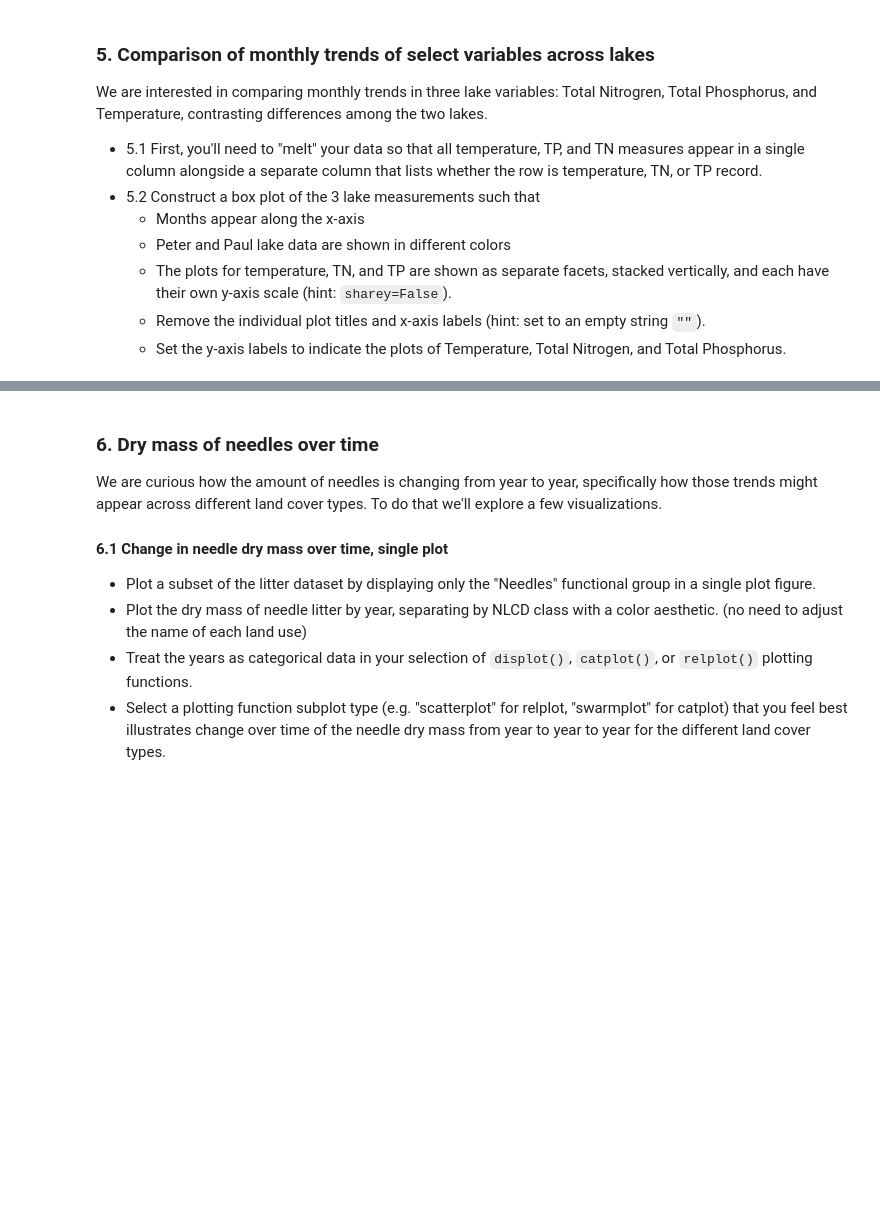
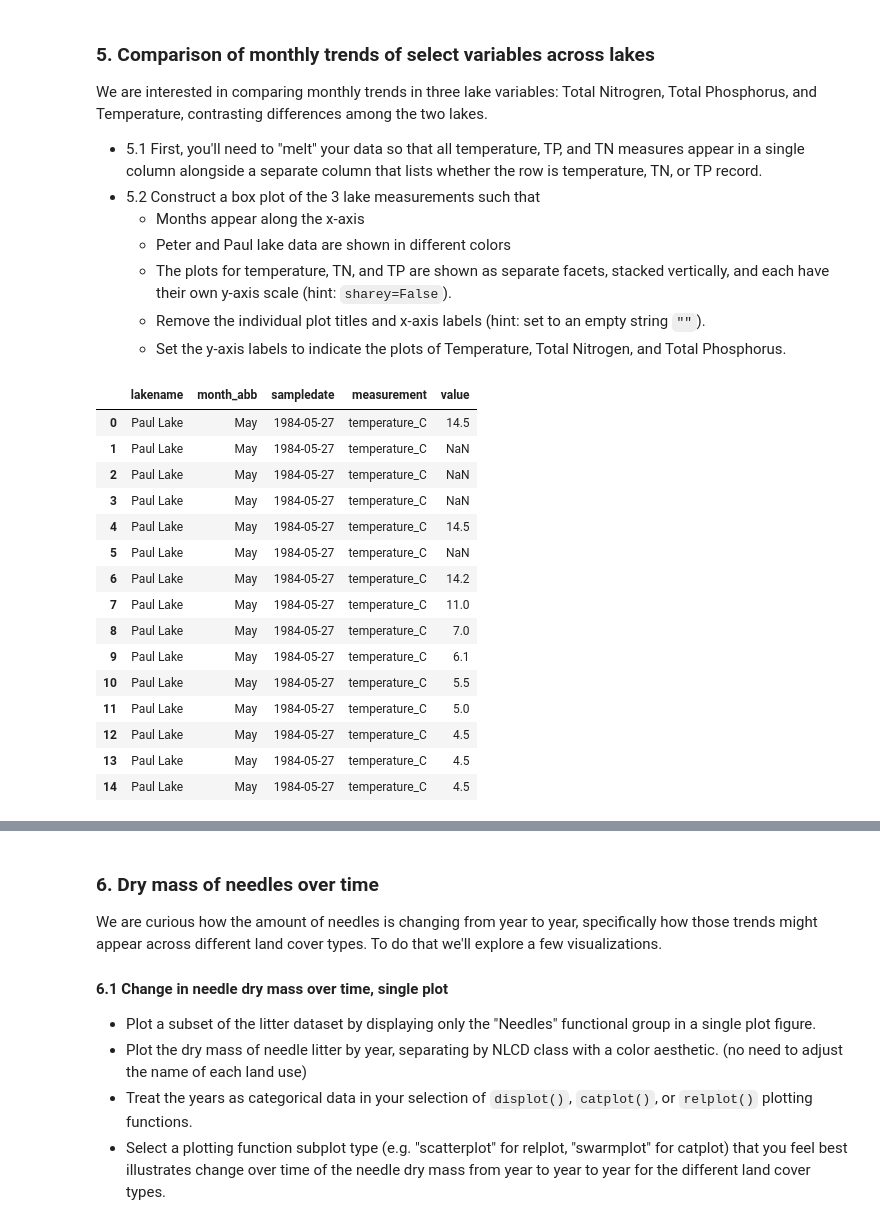
Before and after one commit to nsw37/ENV700, a Jupyter notebook: assignments/nsw37_A5-DataVisualization.ipynb, the cells around one changed output, grey strips where cells are left out. Cells and saved outputs as stored; diff of their text form; code cells hidden in the pictures; blank space fills up the shorter version.

```diff
--- a/assignments/nsw37_A5-DataVisualization.ipynb
+++ b/assignments/nsw37_A5-DataVisualization.ipynb
@@ -164,5 +164,30 @@ We are interested in comparing monthly trends in three lake variables: Total Nit
     - Set the y-axis labels to indicate the plots of Temperature, Total Nitrogen, and Total Phosphorus.
 # %%
 # 5.1 Melt the NTL LTR dataset so that Temperature, TN, and TP measures are consolidated in a single column
+NTL_LTER_melted = NTL_LTER.melt(
+    id_vars=['lakename','month_abb', 'sampledate'],
+    value_vars=["temperature_C", "tn_ug", "tp_ug"],
+    var_name="measurement",
+    value_name="value"
+)
+
+NTL_LTER_melted.head(15)
+# %% [output]
+|  | lakename | month_abb | sampledate | measurement | value |
+| 0 | Paul Lake | May | 1984-05-27 | temperature_C | 14.5 |
+| 1 | Paul Lake | May | 1984-05-27 | temperature_C | NaN |
+| 2 | Paul Lake | May | 1984-05-27 | temperature_C | NaN |
+| 3 | Paul Lake | May | 1984-05-27 | temperature_C | NaN |
+| 4 | Paul Lake | May | 1984-05-27 | temperature_C | 14.5 |
+| 5 | Paul Lake | May | 1984-05-27 | temperature_C | NaN |
+| 6 | Paul Lake | May | 1984-05-27 | temperature_C | 14.2 |
+| 7 | Paul Lake | May | 1984-05-27 | temperature_C | 11.0 |
+| 8 | Paul Lake | May | 1984-05-27 | temperature_C | 7.0 |
+| 9 | Paul Lake | May | 1984-05-27 | temperature_C | 6.1 |
+| 10 | Paul Lake | May | 1984-05-27 | temperature_C | 5.5 |
+| 11 | Paul Lake | May | 1984-05-27 | temperature_C | 5.0 |
+| 12 | Paul Lake | May | 1984-05-27 | temperature_C | 4.5 |
+| 13 | Paul Lake | May | 1984-05-27 | temperature_C | 4.5 |
+| 14 | Paul Lake | May | 1984-05-27 | temperature_C | 4.5 |
 # %%
 # 5.2 Create the faceted plot
```
Also changed, not shown: parts of 7 cells of this notebook, 1 other file.
